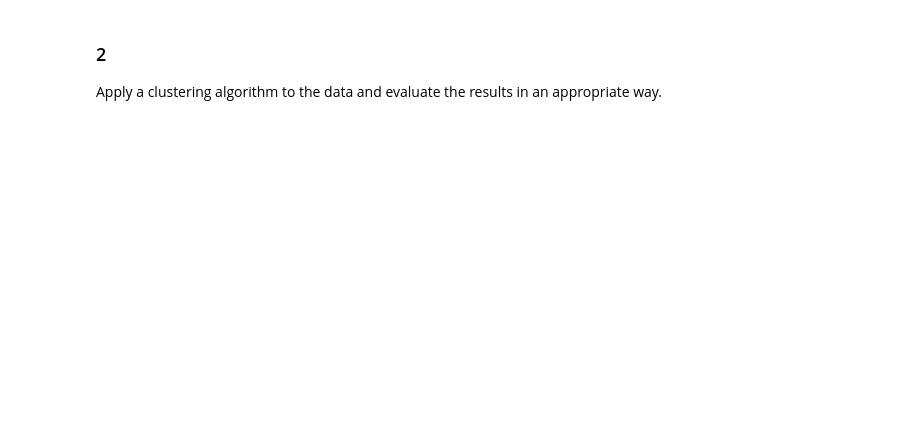
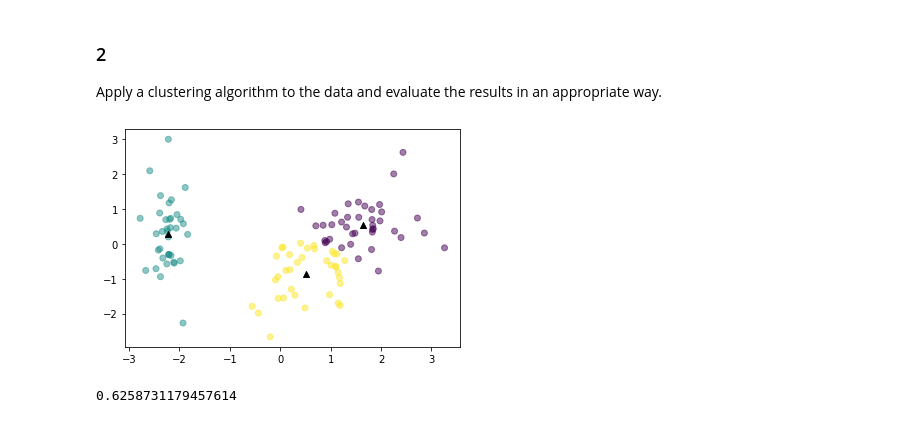
Before and after one commit to snowztail/learn-python, a Jupyter notebook: machine-learning-with-python/notebooks/05-homework.ipynb, the cells around one changed output. Drawn from its saved outputs; the diff is of its cells as text; code cells hidden in the pictures; blank space fills up the shorter version.

```diff
--- a/machine-learning-with-python/notebooks/05-homework.ipynb
+++ b/machine-learning-with-python/notebooks/05-homework.ipynb
@@ -24,3 +96,29 @@ Produce a visualisation of the whole dataset using a dimensionality reduction te
 # %% [markdown]
 ### 2
 Apply a clustering algorithm to the data and evaluate the results in an appropriate way.
+# %%
+from sklearn.cluster import KMeans
+
+kmeans = KMeans(n_clusters=3)
+kmeans.fit(X_pca)
+
+clusters = kmeans.labels_
+# %%
+plt.scatter(X_pca[:, 0], X_pca[:, 1], c=clusters, alpha=0.5)
+plt.scatter(
+    kmeans.cluster_centers_[:, 0],
+    kmeans.cluster_centers_[:, 1],
+    c='k',
+    marker='^')
+plt.show()
+# %% [output]
+[figure, added]
+# %%
+from sklearn.metrics.cluster import adjusted_rand_score
+
+# ? Auto mappings?
+ari = adjusted_rand_score(y_train, clusters)
+
+print(ari)
+# %% [output]
+0.6258731179457614
```
Also changed, not shown: parts of 7 cells of this notebook, 4 other files.
